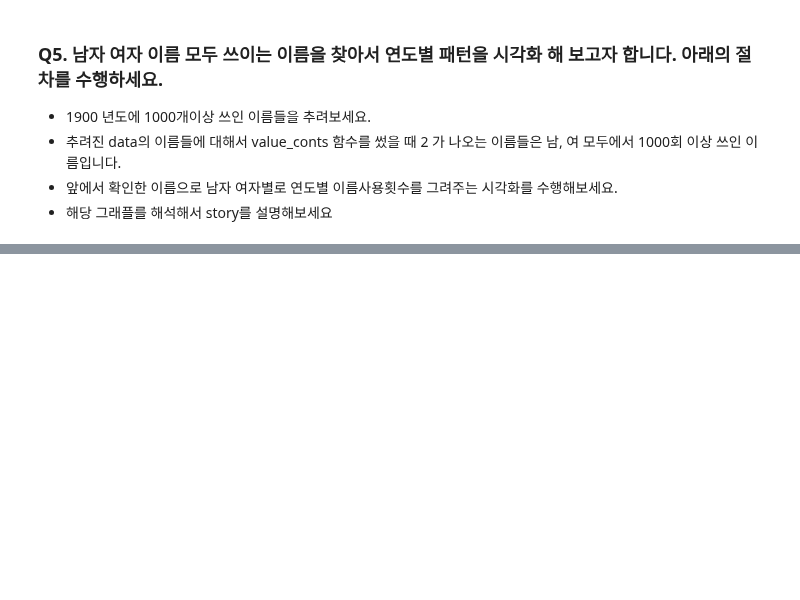
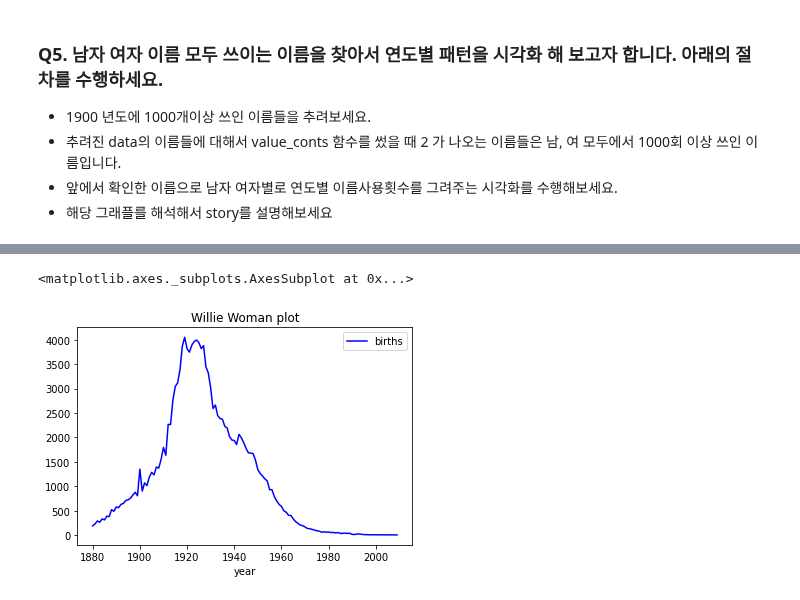
Before and after one commit to kcw0331/Environmental-Health-Big-Data-Analysis, a Jupyter notebook: 14주차/Test_python.ipynb, the cells around one changed output, grey strips where cells are left out. Saved outputs shown, nothing was run; the diff lists cells and outputs as text; code cells hidden in the pictures; blank space fills up the shorter version.

```diff
--- a/14주차/Test_python.ipynb
+++ b/14주차/Test_python.ipynb
@@ -145,0 +191,5 @@ def plotnm(nm, sx):
+# %%
+names.loc[names.name == "Willie"].loc[names.sex == "F"].plot(kind = "line", x = "year",y = "births", style = "-b",title= "Willie Woman plot")
+# %% [output]
+<matplotlib.axes._subplots.AxesSubplot at 0x...>
+[figure, added]
```
Also changed, not shown: parts of 7 cells of this notebook.
